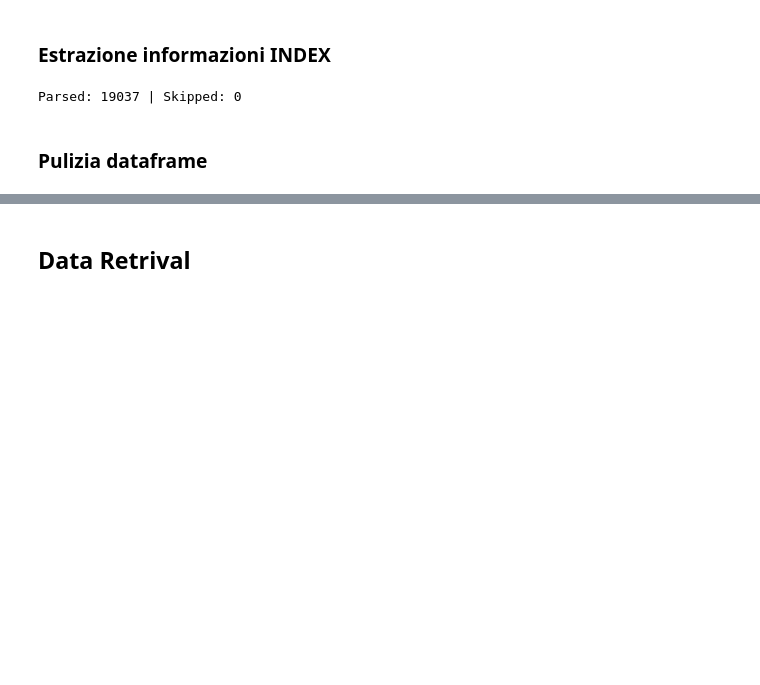
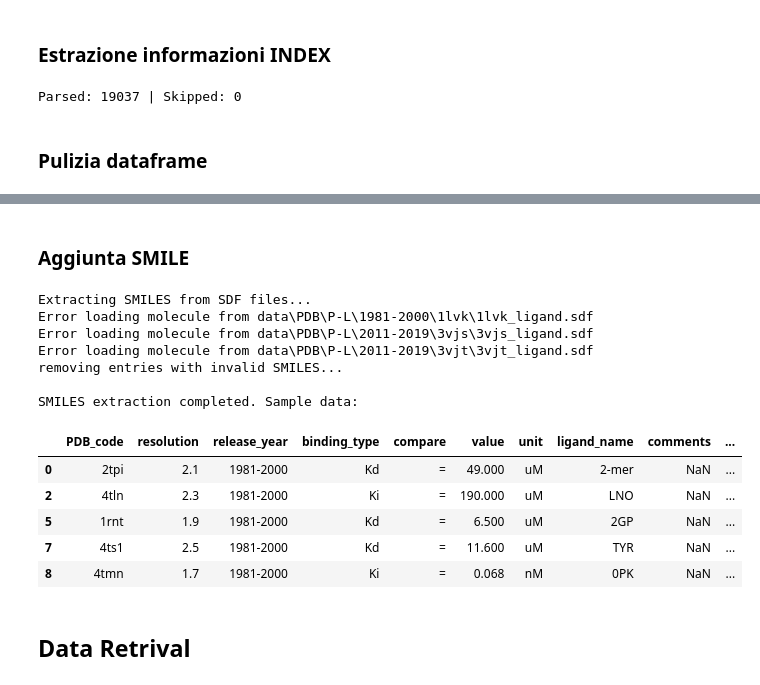
Before and after one commit to IsabelReguera/project_graph_ml, a Jupyter notebook: PDB_dataset_processing.ipynb, the cells around one changed output, grey strips where cells are left out. Saved outputs shown, nothing was run; the diff lists cells and outputs as text; code cells hidden in the pictures; blank space fills up the shorter version.

Commit message:
aggiunta smile al csv e cleaning completo

```diff
--- a/PDB_dataset_processing.ipynb
+++ b/PDB_dataset_processing.ipynb
@@ -84,7 +100,6 @@ Parsed: 19037 | Skipped: 0
 ### **Pulizia dataframe**
 # %%
 #dataframe info
-datapath = "data\\PDB"
 csv_filename = "parsed_index.csv"
 csv_filepath = os.path.join(datapath, csv_filename)
 
@@ -121,6 +136,16 @@ df = df[~df["comments"].str.contains("|".join(invalid_comments), case=False, na=
 remaining_comments = df["comments"].unique()
 #print(remaining_comments)
 
+#Associate correct decade to release_year
+def change_year(year):
+    if year <= 2000:
+        return "1981-2000"
+    elif year <= 2010:
+        return "2001-2010"
+    else:
+        return "2011-2019"
+df['release_year'] = df['release_year'].apply(change_year)
+
 
 #ANALYSIS OF BINDING DATA
 binding_counts = df["binding_type"].value_counts()
@@ -149,7 +174,7 @@ df['pAffinity'] = -np.log10(df['value_M']).astype(np.float32).round(4)
 # OPXIONALE: IC50 è meno affidabile come misura di affinità possiamo scartarlo e mantenere solo Kd e Ki (35% abbiamo molti meno dati)
 #df = df[df['binding_type'].isin(['Kd', 'Ki'])]
 
-print(df.head(10))
+#print(df.head(10))
 
 #risultati cleaning:
 print("\nData Cleaning Results:")
@@ -157,13 +182,6 @@ entries_removed_percentage = (initial_entries - len(df)) / initial_entries * 100
 print(f"Entries before cleaning: {initial_entries}")
 print(f"Entries after cleaning: {len(df)}")
 print(f"Removed: {initial_entries - len(df)} ({entries_removed_percentage:.2f}%)")
-
-
-#Drop useles colums and save cleaned dataset
-cleaned_csv_filename = "PL_cleaned_index.csv"
-cleaned_csv_filepath = os.path.join(datapath, cleaned_csv_filename)
-df.drop(columns=["binding_type","compare", "value","unit", "value_M","ligand_name", "comments", ], inplace=True)
-df.to_csv(cleaned_csv_filepath, index=False)
 # %% [output]
 IC50    : 4931 entries (36.62%)
 Kd      : 4853 entries (36.04%)
@@ -182,3 +191,59 @@ Data Cleaning Results:
 Entries before cleaning: 19037
 Entries after cleaning: 13466
 Removed: 5571 (29.26%)
+# %% [markdown]
+### **Aggiunta SMILE**
+# %%
+#add SMILE column to dataframe
+df['SMILE'] = None
+
+def get_clean_smiles(smile_path):
+    #load molecola da file SDF
+    suppl = Chem.SDMolSupplier(smile_path, removeHs=True, sanitize=True)
+
+    if len(suppl) == 0 or suppl[0] is None:
+        print(f"Error loading molecule from {smile_path}")
+        return None
+
+    mol = suppl[0] #prendo la prima molecola (dovrebbe essere l'unica)
+    try:
+        # corregge aromaticità, valenze e tipi di legame
+        Chem.SanitizeMol(mol)
+
+        #SMILES Canonico e Isomerico (mantiene la chiralità @ o @@)
+        smile = Chem.MolToSmiles(mol, canonical=True, isomericSmiles=True)
+        return smile
+    except:
+        return None
+
+print("\nExtracting SMILES from SDF files...")
+for row in df.itertuples():
+    sdf_filename = f"{row.PDB_code}_ligand.sdf"
+    smile_path = os.path.join(datapath, "P-L",row.release_year, row.PDB_code , sdf_filename)
+
+    if not os.path.exists(smile_path):
+        print(f"Impossible to find SDF file for [{row.PDB_code}] -> Path does not exist: {smile_path}")
+
+        continue
+
+    df.at[row.Index, 'SMILE'] = get_clean_smiles(smile_path)
+
+print("removing entries with invalid SMILES...")
+df = df[df['SMILE'].notna()]
+
+print("\nSMILES extraction completed. Sample data:")
+df.head()
+# %% [output]
+Extracting SMILES from SDF files...
+Error loading molecule from data\PDB\P-L\1981-2000\1lvk\1lvk_ligand.sdf
+Error loading molecule from data\PDB\P-L\2011-2019\3vjs\3vjs_ligand.sdf
+Error loading molecule from data\PDB\P-L\2011-2019\3vjt\3vjt_ligand.sdf
+removing entries with invalid SMILES...
+
+SMILES extraction completed. Sample data:
+|  | PDB_code | resolution | release_year | binding_type | compare | value | unit | ligand_name | comments | ... |
+| 0 | 2tpi | 2.1 | 1981-2000 | Kd | = | 49.000 | uM | 2-mer | NaN | ... |
+| 2 | 4tln | 2.3 | 1981-2000 | Ki | = | 190.000 | uM | LNO | NaN | ... |
+| 5 | 1rnt | 1.9 | 1981-2000 | Kd | = | 6.500 | uM | 2GP | NaN | ... |
+| 7 | 4ts1 | 2.5 | 1981-2000 | Kd | = | 11.600 | uM | TYR | NaN | ... |
+| 8 | 4tmn | 1.7 | 1981-2000 | Ki | = | 0.068 | nM | 0PK | NaN | ... |
```
Also changed, not shown: parts of 6 cells of this notebook, 1 other file.
